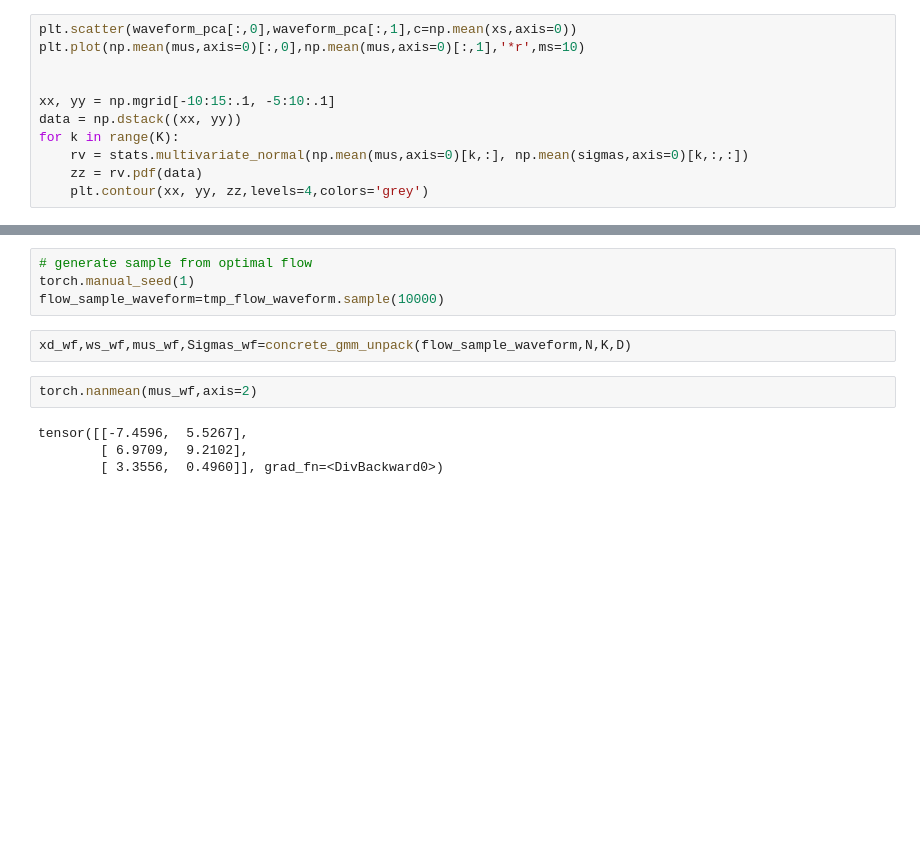
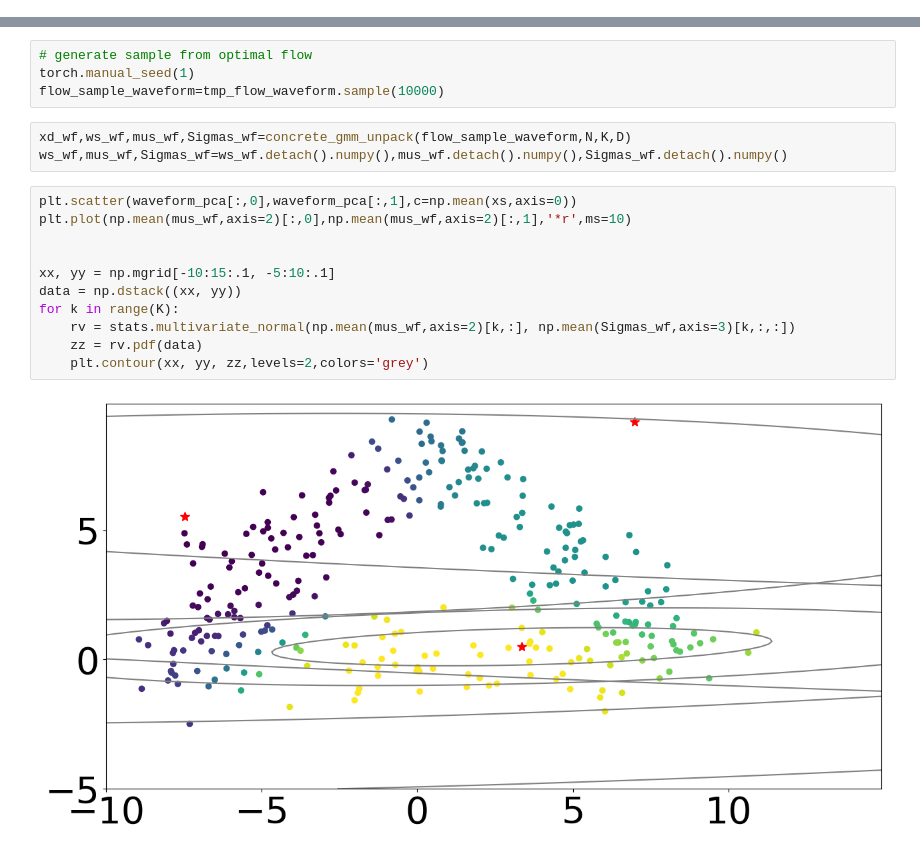
Before and after one commit to giankdiluvi/madmix, a Jupyter notebook: examples/GMM/GaussianMixtureModel.ipynb, the cells around one changed output, grey strips where cells are left out. Cells and saved outputs as stored; diff of their text form; blank space fills up the shorter version.

Commit message:
add waveform plt

```diff
--- a/examples/GMM/GaussianMixtureModel.ipynb
+++ b/examples/GMM/GaussianMixtureModel.ipynb
@@ -255,14 +256,3 @@ tensor([[  3031.5676,   7952.5830,  -6770.8794,   3695.5396],
-# %%
-plt.scatter(waveform_pca[:,0],waveform_pca[:,1],c=np.mean(xs,axis=0))
-plt.plot(np.mean(mus,axis=0)[:,0],np.mean(mus,axis=0)[:,1],'*r',ms=10)
-
-
-xx, yy = np.mgrid[-10:15:.1, -5:10:.1]
-data = np.dstack((xx, yy))
-for k in range(K):
-    rv = stats.multivariate_normal(np.mean(mus,axis=0)[k,:], np.mean(sigmas,axis=0)[k,:,:])
-    zz = rv.pdf(data)
-    plt.contour(xx, yy, zz,levels=4,colors='grey')
 # %% [markdown]
 ## Waveform data set
 # %%
@@ -419,9 +409,17 @@ torch.manual_seed(1)
 flow_sample_waveform=tmp_flow_waveform.sample(10000)
 # %%
 xd_wf,ws_wf,mus_wf,Sigmas_wf=concrete_gmm_unpack(flow_sample_waveform,N,K,D)
+ws_wf,mus_wf,Sigmas_wf=ws_wf.detach().numpy(),mus_wf.detach().numpy(),Sigmas_wf.detach().numpy()
-# %%
-torch.nanmean(mus_wf,axis=2)
-# %% [output]
-tensor([[-7.4596,  5.5267],
-        [ 6.9709,  9.2102],
-        [ 3.3556,  0.4960]], grad_fn=<DivBackward0>)
+# %%
+plt.scatter(waveform_pca[:,0],waveform_pca[:,1],c=np.mean(xs,axis=0))
+plt.plot(np.mean(mus_wf,axis=2)[:,0],np.mean(mus_wf,axis=2)[:,1],'*r',ms=10)
+
+
+xx, yy = np.mgrid[-10:15:.1, -5:10:.1]
+data = np.dstack((xx, yy))
+for k in range(K):
+    rv = stats.multivariate_normal(np.mean(mus_wf,axis=2)[k,:], np.mean(Sigmas_wf,axis=3)[k,:,:])
+    zz = rv.pdf(data)
+    plt.contour(xx, yy, zz,levels=2,colors='grey')
+# %% [output]
+[figure, added]
```
Also changed, not shown: parts of 2 cells of this notebook.
